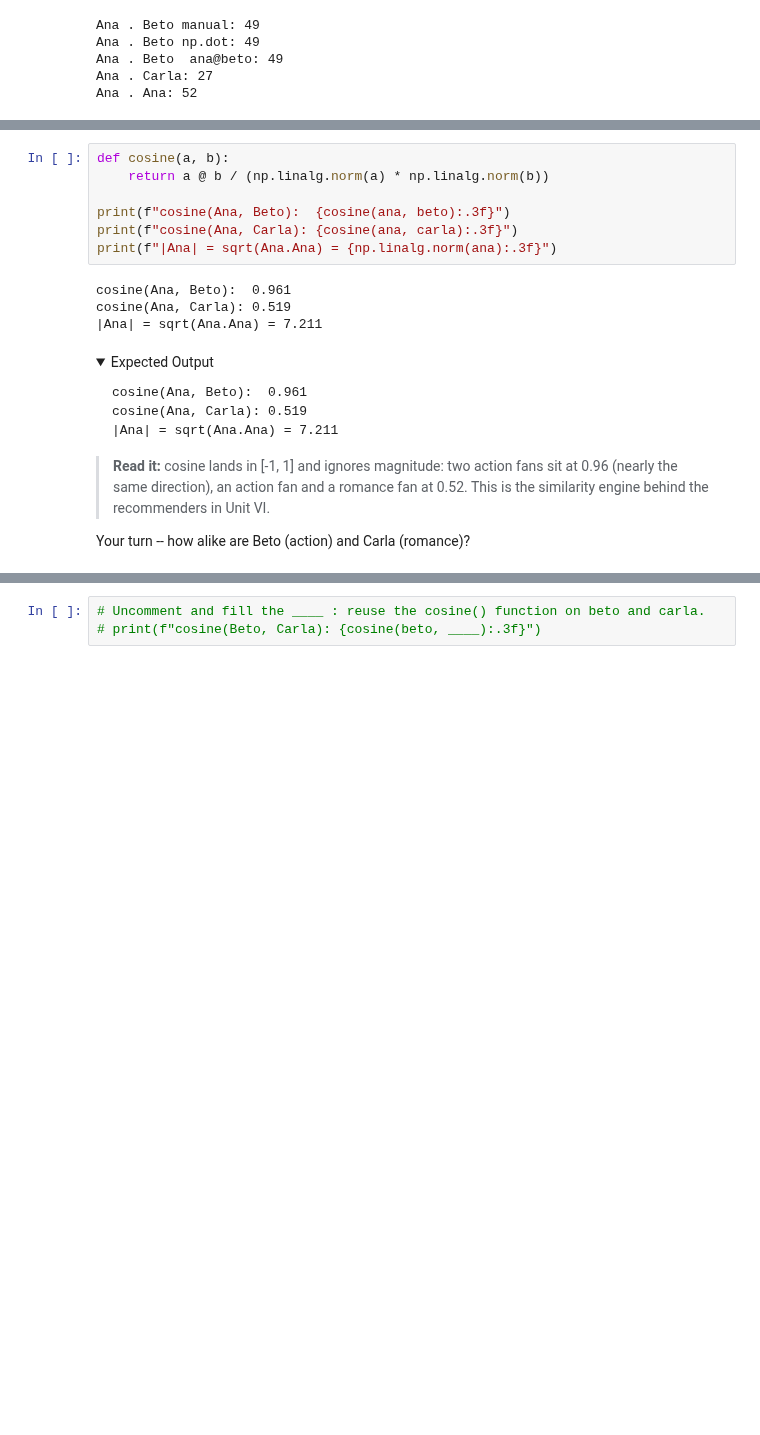
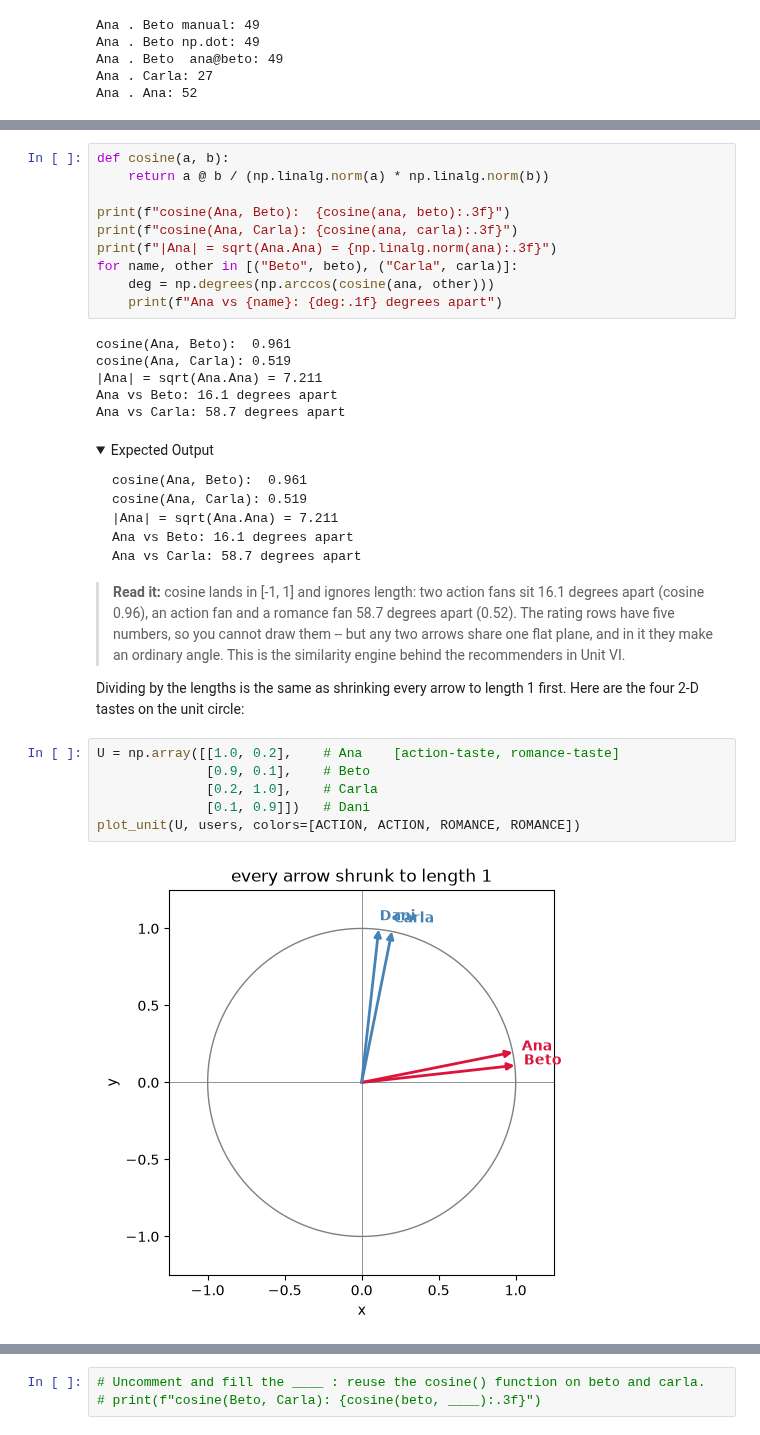
Before and after one commit to devomh/cdat4001-2026, a Jupyter notebook: foundations/l18_lab_linear_algebra.ipynb, the cells around one changed output, grey strips where cells are left out. Saved outputs shown, nothing was run; the diff lists cells and outputs as text; folded sections open; blank space fills up the shorter version.

```diff
--- a/foundations/l18_lab_linear_algebra.ipynb
+++ b/foundations/l18_lab_linear_algebra.ipynb
@@ -120,10 +385,15 @@ def cosine(a, b):
 print(f"cosine(Ana, Beto):  {cosine(ana, beto):.3f}")
 print(f"cosine(Ana, Carla): {cosine(ana, carla):.3f}")
 print(f"|Ana| = sqrt(Ana.Ana) = {np.linalg.norm(ana):.3f}")
+for name, other in [("Beto", beto), ("Carla", carla)]:
+    deg = np.degrees(np.arccos(cosine(ana, other)))
+    print(f"Ana vs {name}: {deg:.1f} degrees apart")
 # %% [output]
 cosine(Ana, Beto):  0.961
 cosine(Ana, Carla): 0.519
 |Ana| = sqrt(Ana.Ana) = 7.211
+Ana vs Beto: 16.1 degrees apart
+Ana vs Carla: 58.7 degrees apart
 # %% [markdown]
 <details><summary>Expected Output</summary>
 
@@ -131,12 +401,25 @@ cosine(Ana, Carla): 0.519
 cosine(Ana, Beto):  0.961
 cosine(Ana, Carla): 0.519
 |Ana| = sqrt(Ana.Ana) = 7.211
+Ana vs Beto: 16.1 degrees apart
+Ana vs Carla: 58.7 degrees apart
 ~~~
 </details>
 
-> **Read it:** cosine lands in [-1, 1] and ignores magnitude: two action
-> fans sit at 0.96 (nearly the same direction), an action fan and a romance
-> fan at 0.52. This is the similarity engine behind the recommenders in
+> **Read it:** cosine lands in [-1, 1] and ignores length: two action fans
+> sit 16.1 degrees apart (cosine 0.96), an action fan and a romance fan 58.7
+> degrees apart (0.52). The rating rows have five numbers, so you cannot draw
+> them -- but any two arrows share one flat plane, and in it they make an
+> ordinary angle. This is the similarity engine behind the recommenders in
 > Unit VI.
 
-Your turn -- how alike are Beto (action) and Carla (romance)?
+Dividing by the lengths is the same as shrinking every arrow to length 1
+first. Here are the four 2-D tastes on the unit circle:
+# %%
+U = np.array([[1.0, 0.2],    # Ana    [action-taste, romance-taste]
+              [0.9, 0.1],    # Beto
+              [0.2, 1.0],    # Carla
+              [0.1, 0.9]])   # Dani
+plot_unit(U, users, colors=[ACTION, ACTION, ROMANCE, ROMANCE])
+# %% [output]
+[figure, added]
```
Also changed, not shown: parts of 50 cells of this notebook, 10 other files.
